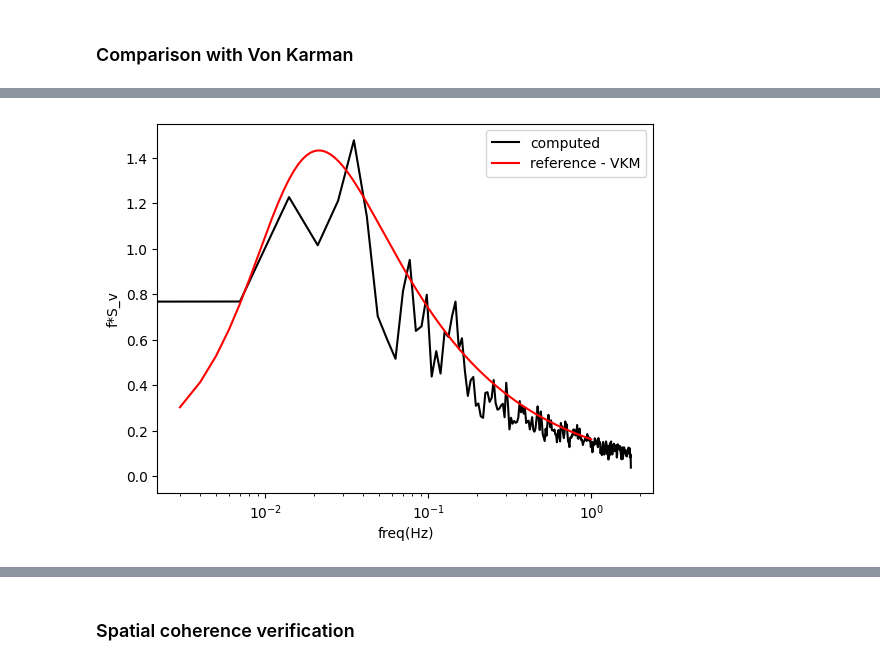
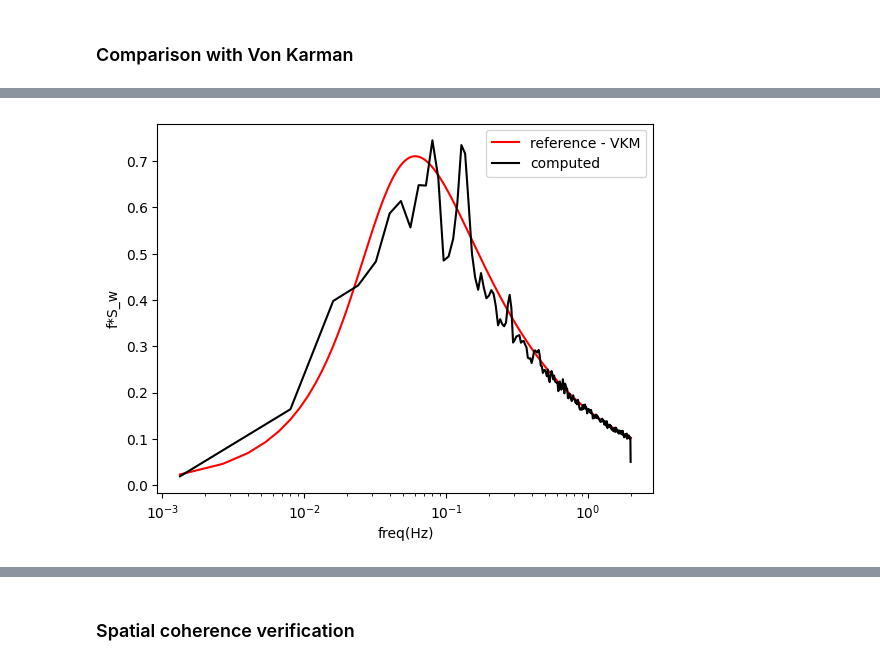
Before and after one commit to zwergon/yawisi, a Jupyter notebook: notebooks/karman_horizontal_line.ipynb, the cells around one changed output, grey strips where cells are left out. Cells and saved outputs as stored; diff of their text form; code cells hidden in the pictures.

```diff
--- a/notebooks/karman_horizontal_line.ipynb
+++ b/notebooks/karman_horizontal_line.ipynb
@@ -108,5 +109,2 @@ AttributeError: 'WindField' object has no attribute 'wind'
 # %% [markdown]
 ### Standard deviation
-# %%
-wind_field.locations = Locations.create("grid", ny=(params.ny), nz=(params.nz), ymin=(params.ymin), ymax=(params.ymax), zmin=(params.zmin), zmax=(params.zmax))
-ts = wind_field.get_uvwt()
@@ -118,3 +111,15 @@ std_w = np.std(ts[2, :, :, 0], axis=0 )
+# %%
+std_u = []
+std_v = []
+std_w = []
+for i, pt in enumerate(wind_field.locations.points):
+    wind_temp: Wind = wind_field.winds[i]
+    std_u.append(np.std(wind_temp.wind_values[:, 0]))
+    std_v.append(np.std(wind_temp.wind_values[:, 1]))
+    std_w.append(np.std(wind_temp.wind_values[:, 2]))
+std_u = np.array(std_u)
+std_v = np.array(std_v)
+std_w = np.array(std_w)
 # %%
 y = np.linspace (0, 100, 20)
 plt.figure()
@@ -215,0 +162,12 @@ plt.show()
+# %%
+from yawisi.spectrum import Spectrum
+spectrum = Spectrum(wind_field.params)
+Sf = spectrum.compute(wind_field.locations)
+freq = spectrum.freq
+Sf_u = Sf[:, :, 0]
+Sf_v = Sf[:, :, 1]
+Sf_w = Sf[:, :, 2]
+Sf_u_mean = np.mean(Sf_u, axis=0)
+Sf_v_mean = np.mean(Sf_v, axis=0)
+Sf_w_mean = np.mean(Sf_w, axis=0)
+Sf_u_mean.shape
@@ -216,20 +250,12 @@ plt.show()
 # %%
-from scipy.signal import welch
-fs = 0.1
-nperseg = 1
-ts = wind_field.get_uvwt()
-u = ts[0]
-v = ts[1]
-w = ts[2]
-F, SV = welch(v[:, 9, 0], fs=3.5, nperseg=Ncoh, noverlap=Ncoh//2)
 plt.figure()
-plt.plot(F, (F*SV.T), color='k', label="computed")
-plt.plot(f, (f*sv_ref.T), color='r', label="reference - VKM")
+plt.plot(freq, (freq*Sf_w_mean.T), color='r', label="reference - VKM")
+plt.plot(F[:250], (F[:250]*SW_mean.T), color='k', label="computed")
 # plt.plot(f,su, color='r')
 plt.xlabel("freq(Hz)")
-plt.ylabel("f*S_v")
+plt.ylabel("f*S_w")
 plt.xscale("log")
 plt.legend(loc="upper right")
 plt.show()
 # %% [output]
-[figure, old version]
+[figure, new version]
```
Also changed, not shown: parts of 21 cells of this notebook.
